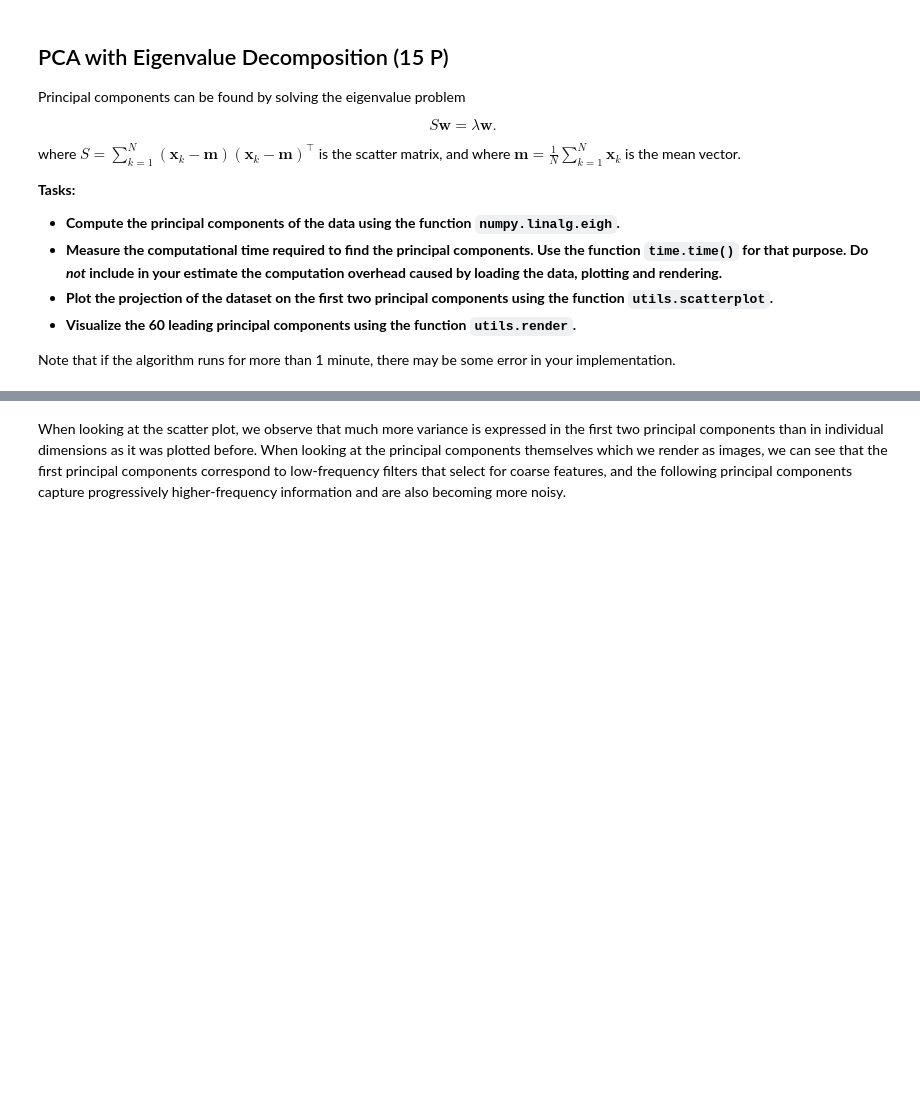
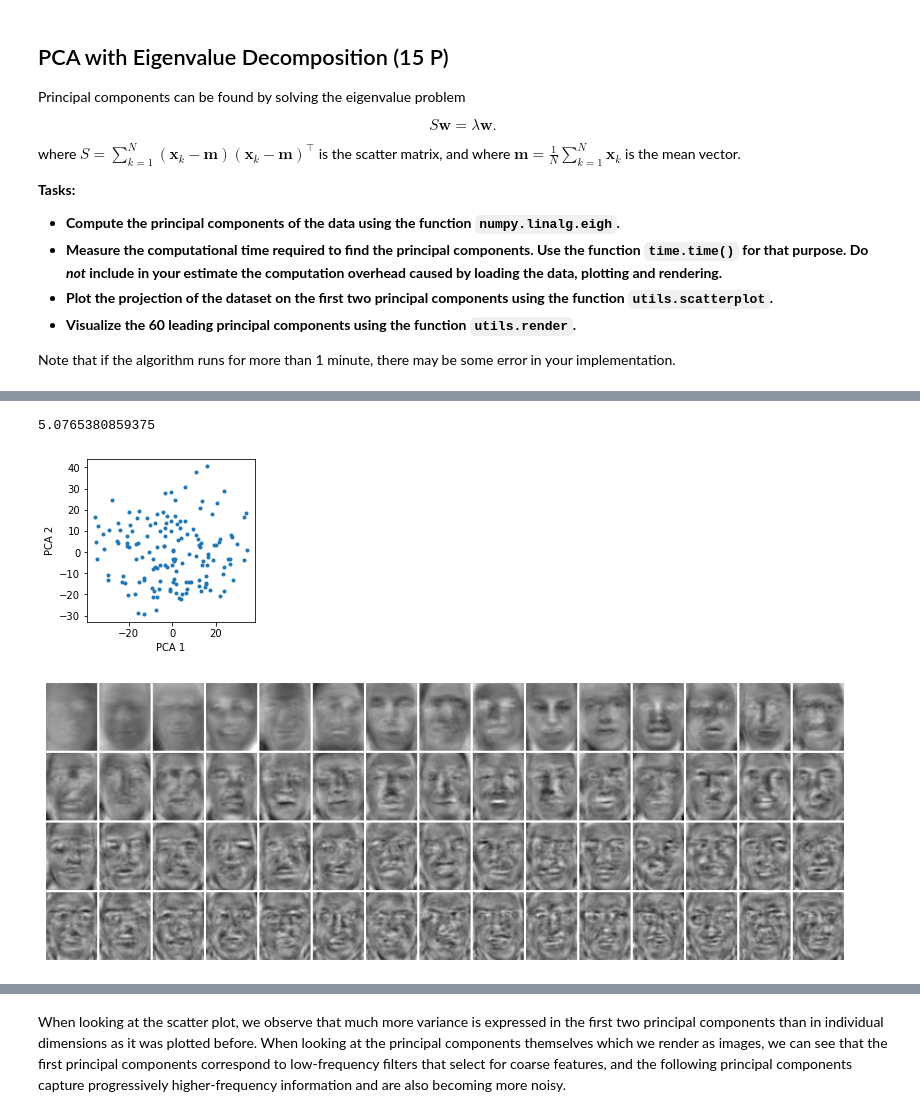
Before and after one commit to ro-pardo/machine-learning-1, a Jupyter notebook: exercise-3/03-code-part/sheet03-Copy1.ipynb, the cells around one changed output, grey strips where cells are left out. Cells and saved outputs as stored; diff of their text form; code cells hidden in the pictures; blank space fills up the shorter version.

```diff
--- a/exercise-3/03-code-part/sheet03-Copy1.ipynb
+++ b/exercise-3/03-code-part/sheet03-Copy1.ipynb
@@ -806,0 +251,7 @@ score: (150, 2914)
+# %%
+pca_ = PCA_eighvalue(X)
+pca_.execute()
+# %% [output]
+5.0765380859375
+[figure, added]
+[figure, added]
```
Also changed, not shown: parts of 18 cells of this notebook, 3 other files.
